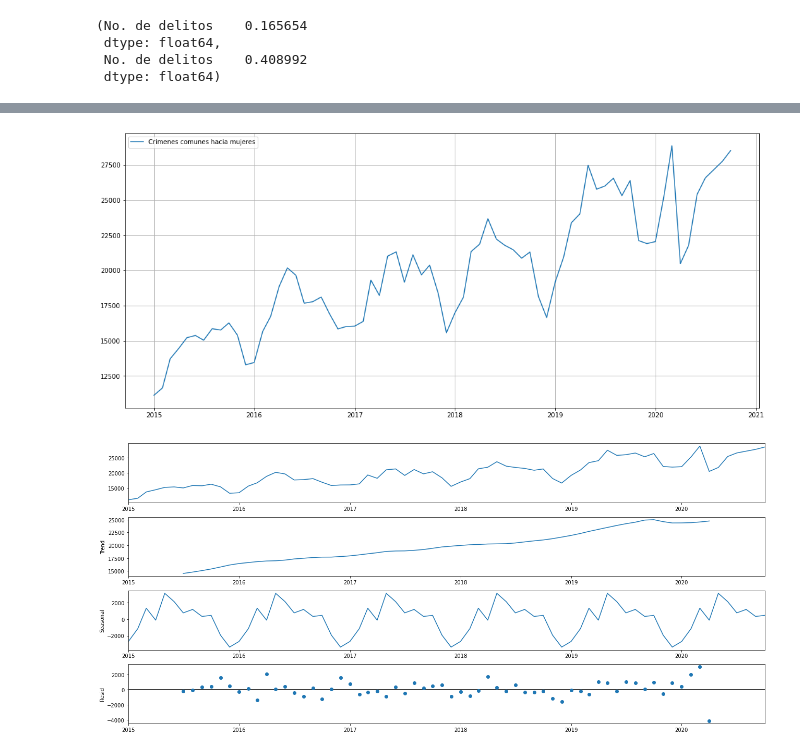
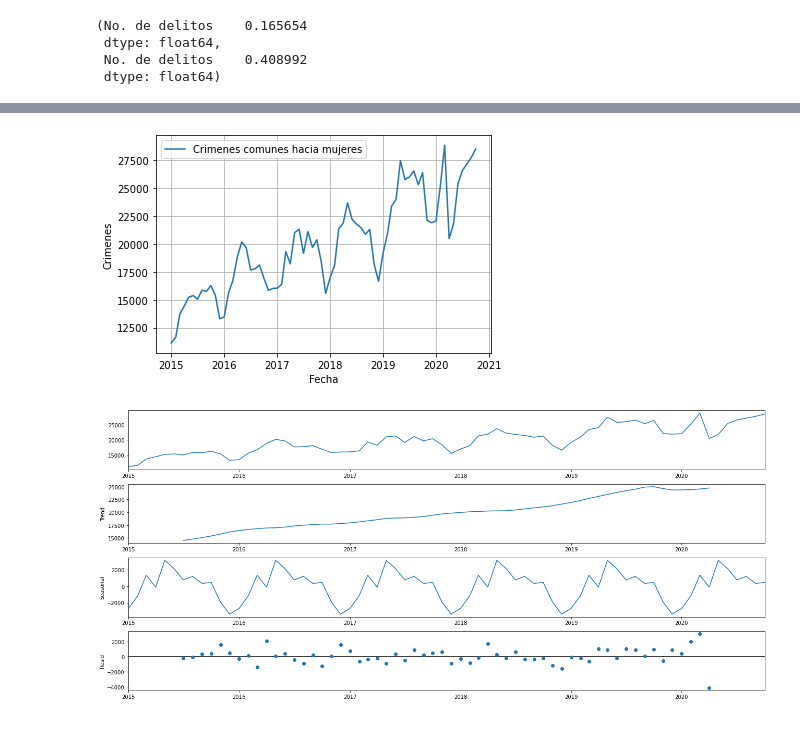
Before and after one commit to ejcv/dataMexicoChallenge, a Jupyter notebook: forecasting_crimes.ipynb, the cells around one changed output, grey strips where cells are left out. Cells and saved outputs as stored; diff of their text form; code cells hidden in the pictures.

```diff
--- a/forecasting_crimes.ipynb
+++ b/forecasting_crimes.ipynb
@@ -303,0 +325,4 @@ sex_gender_crimes/total_crimes, robbery_crimes/total_crimes
+# %%
+national_sex_gender_crimes_change = national_sex_gender_crimes_df.set_index('DateTime')['2019-11':]
+national_sex_gender_crimes_change['Cambio porcentual mensual'] = national_sex_gender_crimes_change['No. de delitos'].pct_change()*100
+national_sex_gender_crimes_change.drop(columns='No. de delitos')
@@ -303,0 +346,4 @@ sex_gender_crimes/total_crimes, robbery_crimes/total_crimes
+# %%
+national_sex_gender_crimes_change = national_sex_gender_crimes_df.set_index('DateTime')['2018-11':'2019']
+national_sex_gender_crimes_change['Cambio porcentual mensual'] = national_sex_gender_crimes_change['No. de delitos'].pct_change()*100
+national_sex_gender_crimes_change.drop(columns='No. de delitos')
@@ -304,12 +388,12 @@ sex_gender_crimes/total_crimes, robbery_crimes/total_crimes
 # %%
 plt.plot(national_sex_gender_crimes_df.set_index('DateTime'), label='Crimenes comunes hacia mujeres')
 plt.legend()
-ax.set_xlabel('Fecha')
-ax.set_ylabel('Crimenes')
+plt.xlabel('Fecha')
+plt.ylabel('Crimenes')
 plt.grid()
 plt.show()
 # %% [output]
-[figure, old version]
+[figure, new version]
 # %%
 rcParams['figure.figsize'] = 18, 8
 decomposition = sm.tsa.seasonal_decompose(national_sex_gender_crimes_df.set_index('DateTime'), model='additive')
```
Also changed, not shown: parts of 12 cells of this notebook, 1 other file.
